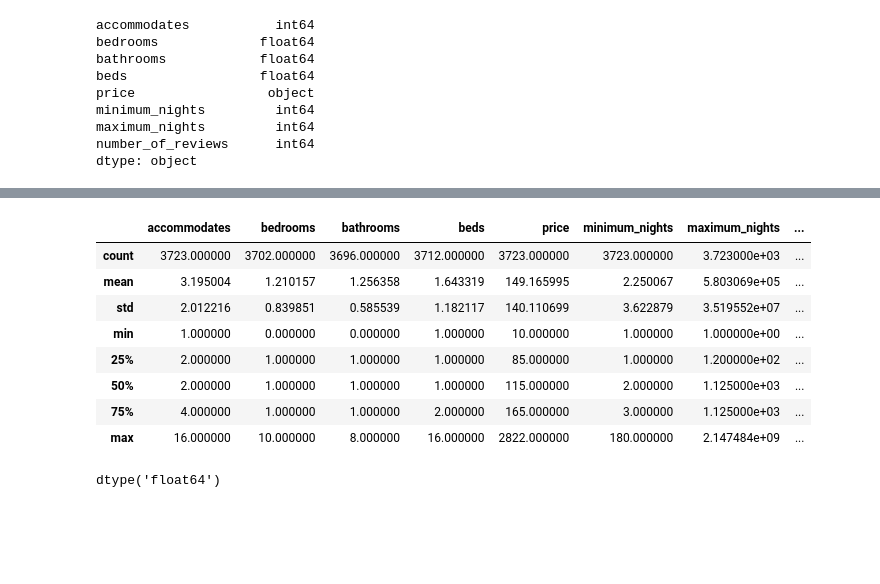
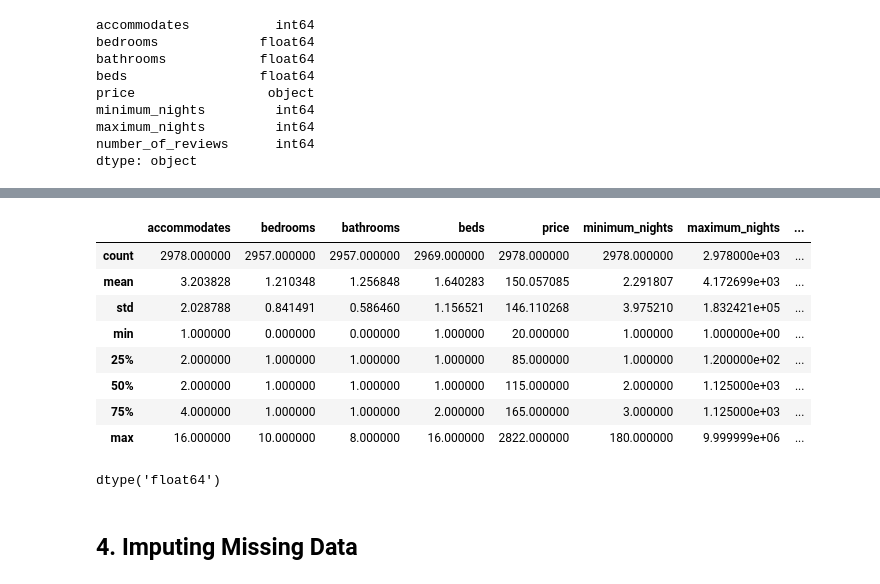
Before and after one commit to harera3/ML_Blueprints, a Jupyter notebook: 02_Evaluating_Model_performance.ipynb, the cells around one changed output, grey strips where cells are left out. Saved outputs shown, nothing was run; the diff lists cells and outputs as text; code cells hidden in the pictures; blank space fills up the shorter version.

```diff
--- a/02_Evaluating_Model_performance.ipynb
+++ b/02_Evaluating_Model_performance.ipynb
@@ -38,0 +53,5 @@ dtype: object
+# %%
+from sklearn.model_selection import train_test_split
+
+train, test = train_test_split(dc, test_size=0.2, random_state=42)
+train.shape, test.shape
@@ -54,7 +75,7 @@ class PriceCleaner(BaseEstimator, TransformerMixin):
         return df
 
 pricer = PriceCleaner()
-dc_clean = pricer.transform(dc)
-dc_clean.head()
+train_clean = pricer.transform(train)
+train_clean.head()
 # %% [output]
 |  | accommodates | bedrooms | bathrooms | beds | price | minimum_nights | maximum_nights | ... |
@@ -66,13 +87,13 @@ dc_clean.head()
 # %%
-dc_clean.describe()
+train_clean.describe()
 # %% [output]
 |  | accommodates | bedrooms | bathrooms | beds | price | minimum_nights | maximum_nights | ... |
-| count | 3723.000000 | 3702.000000 | 3696.000000 | 3712.000000 | 3723.000000 | 3723.000000 | 3.723000e+03 | ... |
-| mean | 3.195004 | 1.210157 | 1.256358 | 1.643319 | 149.165995 | 2.250067 | 5.803069e+05 | ... |
-| std | 2.012216 | 0.839851 | 0.585539 | 1.182117 | 140.110699 | 3.622879 | 3.519552e+07 | ... |
-| min | 1.000000 | 0.000000 | 0.000000 | 1.000000 | 10.000000 | 1.000000 | 1.000000e+00 | ... |
+| count | 2978.000000 | 2957.000000 | 2957.000000 | 2969.000000 | 2978.000000 | 2978.000000 | 2.978000e+03 | ... |
+| mean | 3.203828 | 1.210348 | 1.256848 | 1.640283 | 150.057085 | 2.291807 | 4.172699e+03 | ... |
+| std | 2.028788 | 0.841491 | 0.586460 | 1.156521 | 146.110268 | 3.975210 | 1.832421e+05 | ... |
+| min | 1.000000 | 0.000000 | 0.000000 | 1.000000 | 20.000000 | 1.000000 | 1.000000e+00 | ... |
 | 25% | 2.000000 | 1.000000 | 1.000000 | 1.000000 | 85.000000 | 1.000000 | 1.200000e+02 | ... |
 | 50% | 2.000000 | 1.000000 | 1.000000 | 1.000000 | 115.000000 | 2.000000 | 1.125000e+03 | ... |
 | 75% | 4.000000 | 1.000000 | 1.000000 | 2.000000 | 165.000000 | 3.000000 | 1.125000e+03 | ... |
-| max | 16.000000 | 10.000000 | 8.000000 | 16.000000 | 2822.000000 | 180.000000 | 2.147484e+09 | ... |
+| max | 16.000000 | 10.000000 | 8.000000 | 16.000000 | 2822.000000 | 180.000000 | 9.999999e+06 | ... |
 # %%
@@ -80,2 +101,4 @@ dc_clean['price'].dtypes
 # %% [output]
 dtype('float64')
+# %% [markdown]
+## 4. Imputing Missing Data
```
Also changed, not shown: parts of 24 cells of this notebook.
